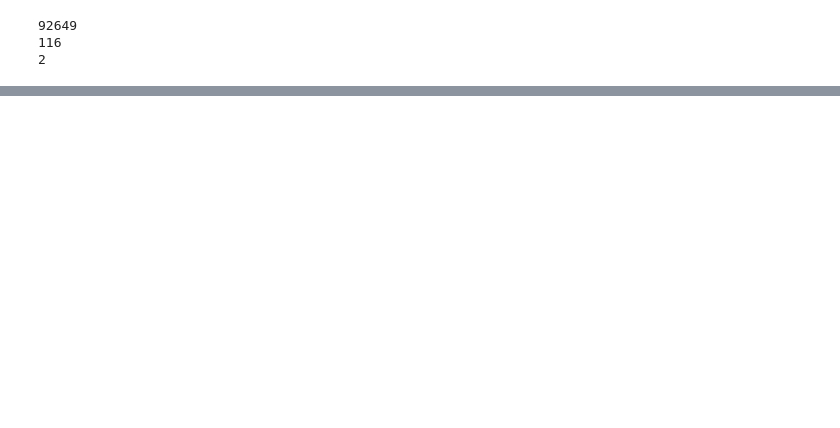
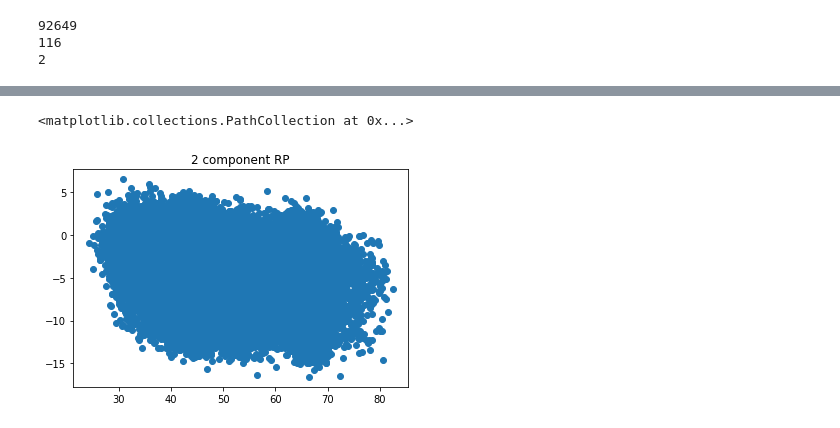
Before and after one commit to ksuhartono97/CS4641-repo, a Jupyter notebook: Project3/Dota2Rewrite.ipynb, the cells around one changed output, grey strips where cells are left out. Drawn from its saved outputs; the diff is of its cells as text; code cells hidden in the pictures; blank space fills up the shorter version.

```diff
--- a/Project3/Dota2Rewrite.ipynb
+++ b/Project3/Dota2Rewrite.ipynb
@@ -376,0 +164,13 @@ nmf_xTest = nmf.transform(xVal)
+# %%
+xplot = []
+yplot = []
+for item in rp_x:
+    xplot.append(item[0])
+    yplot.append(item[1])
+
+plt.figure()
+plt.title("2 component RP")
+plt.scatter(xplot,yplot)
+# %% [output]
+<matplotlib.collections.PathCollection at 0x...>
+[figure, added]
```
Also changed, not shown: parts of 57 cells of this notebook.
